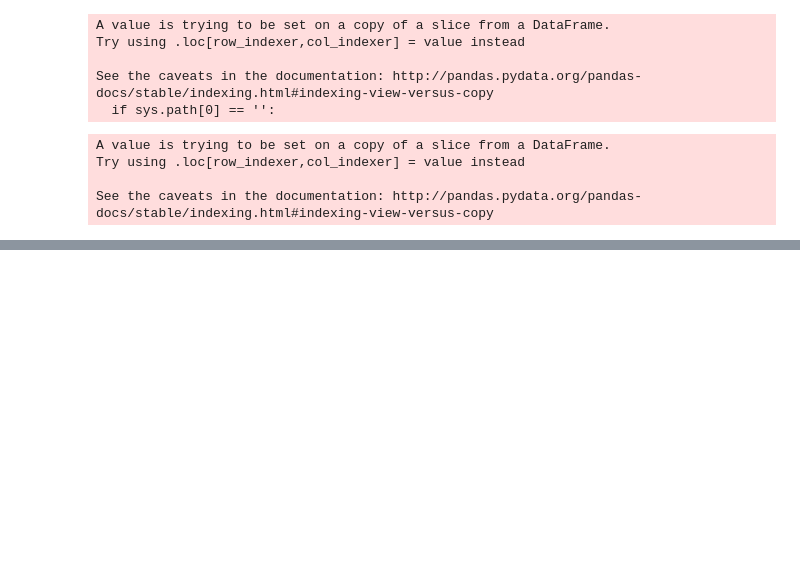
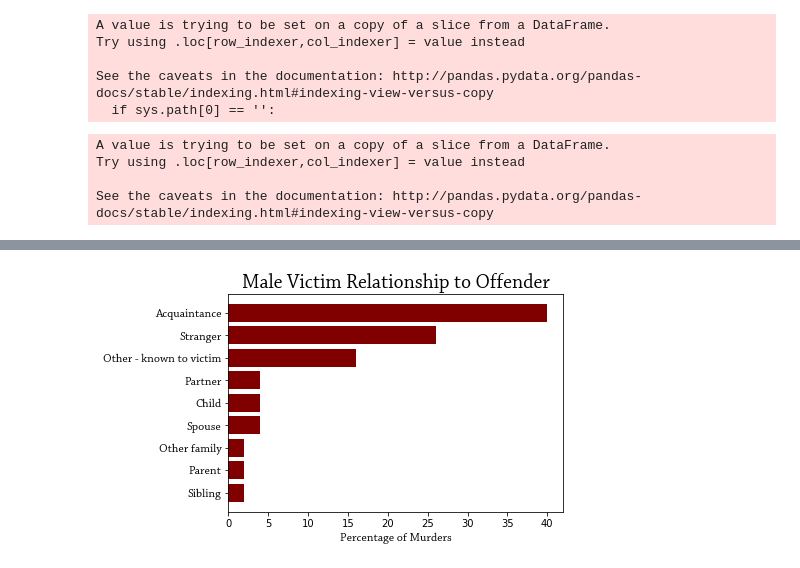
Before and after one commit to bendgame/Project-one, a Jupyter notebook: Midwest_Murder_Relationships.ipynb, the cells around one changed output, grey strips where cells are left out. Cells and saved outputs as stored; diff of their text form; code cells hidden in the pictures; blank space fills up the shorter version.

```diff
--- a/Midwest_Murder_Relationships.ipynb
+++ b/Midwest_Murder_Relationships.ipynb
@@ -97,7 +134,19 @@ female_df
 # %%
-#Create male victim dataframe by relationship
+#Male Dataframe - Pull out only Male Victims
 male = victims_df.loc[victims_df["VicSex"] == "Male", :]
+
+#Group Male Victims by Relationships
 male_victims = male.groupby('Relationship').count()
+
+#Rename Columns
 male_victims_df = male_victims.rename(columns={"VicSex": "Male Victim"})
+
+
+#Sort values so graphs are in ascending order
 male_df = male_victims_df.reset_index().sort_values("Male Victim")
-male_df
+
+#Drop the highest outlier value: Relationship Undefined
+male_df = male_df.drop(6)
+
+#Unsort male df for double bar chart
+unsort_male_df = male_victims_df.reset_index().drop(6)
@@ -130,0 +160,4 @@ male_df
+# %%
+#Calculate the percentage of female victims by relationship (23810 is the sum of all female victims)
+male_percent = male_df['Male Victim']/63925*100
+male_percent = male_percent.round()
@@ -148 +207,17 @@ Text(0, 0.5, 'Relationship')
+# %%
+#Plot Male Victim Relationship Information
+y_axis = np.arange(len(male_percent))
+tick_locations = [value for value in y_axis]
+
+#plt.figure(figsize=(20,3))
+plt.barh(y_axis, male_percent, color='maroon', alpha= 1.0, align="center")
+plt.yticks(tick_locations, male_df["Relationship"], fontname='Chaparral Pro',
+           fontsize=12, rotation="horizontal")
+
+# Set a Title and labels
+plt.title("Male Victim Relationship to Offender", fontname='Chaparral Pro', fontsize=20)
+plt.xlabel("Percentage of Murders", fontname='Chaparral Pro', fontsize=12)
+plt.show()
+# %% [output]
+[figure, added]
 # %%
```
Also changed, not shown: parts of 19 cells of this notebook.
